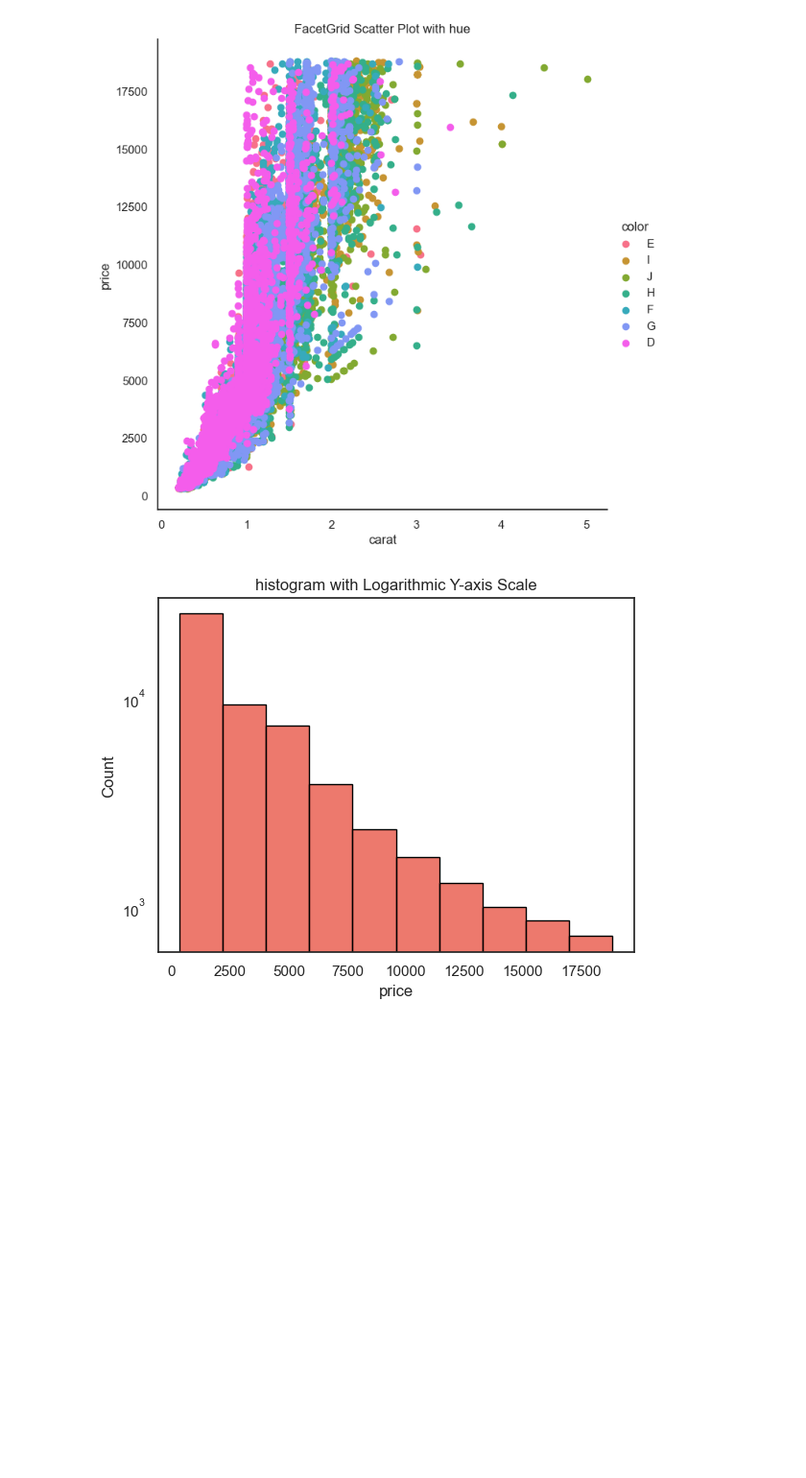
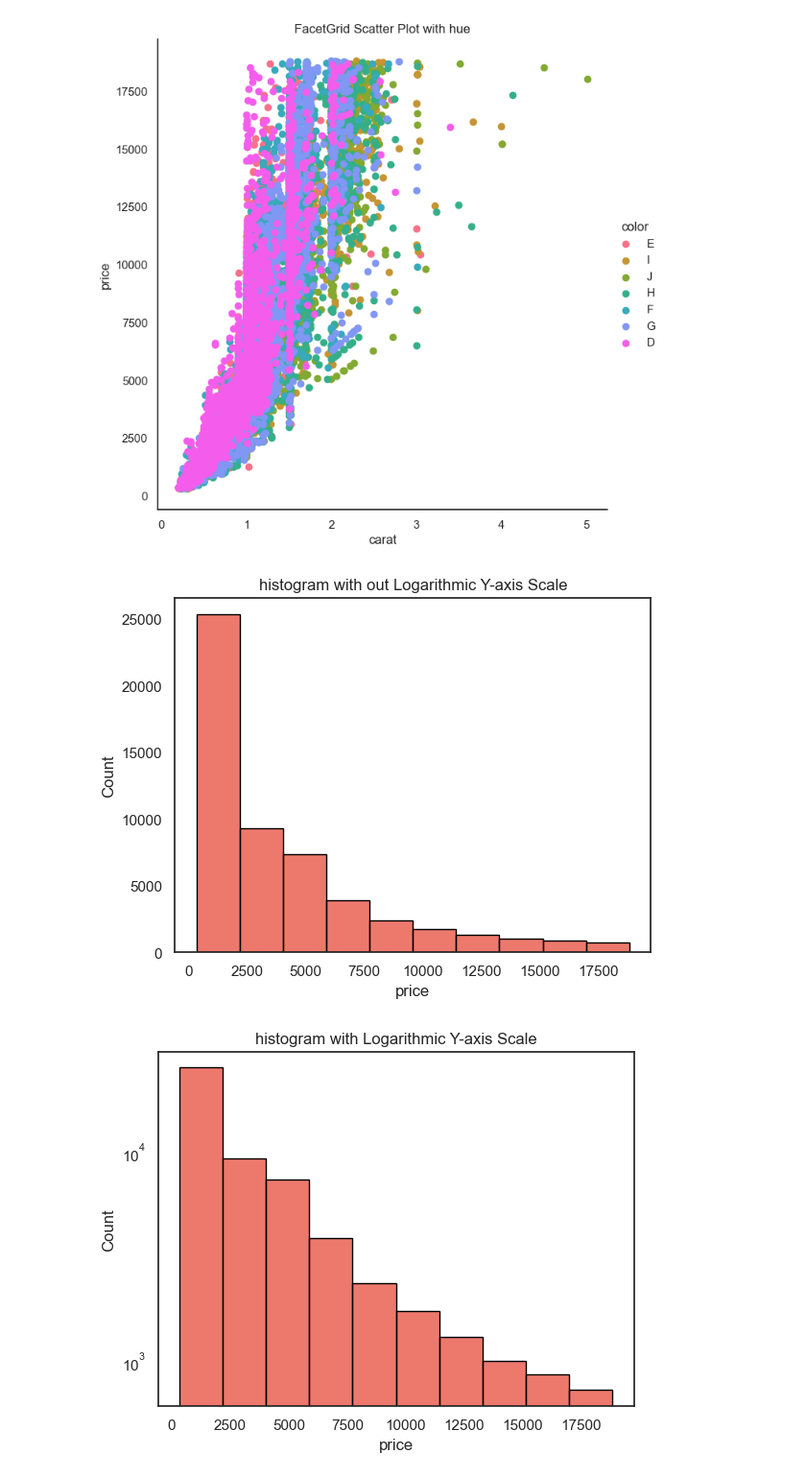
Before and after one commit to ChenniDJack/IntellipaatWorkSpace, a Jupyter notebook: LiveClass/Pandas_2025_04_12/Youtube/Matpotlib_Seaborn_Handson_21_04_2025.ipynb, the cells around one changed output. Shown at 96% size. Drawn from its saved outputs; the diff is of its cells as text; code cells hidden in the pictures; blank space fills up the shorter version.

```diff
--- a/LiveClass/Pandas_2025_04_12/Youtube/Matpotlib_Seaborn_Handson_21_04_2025.ipynb
+++ b/LiveClass/Pandas_2025_04_12/Youtube/Matpotlib_Seaborn_Handson_21_04_2025.ipynb
@@ -495,8 +495,10 @@ plt.show()
 # %%
 sns.histplot(data["price"], bins=10, edgecolor="black")
 # plt.yscale("log") #Use Logarithmic scale for y-axis
-plt.title("histogram with Logarithmic Y-axis Scale")
+plt.title("histogram with out Logarithmic Y-axis Scale")
 plt.show()
+# %% [output]
+[figure, added]
 # %%
 sns.histplot(data["price"], bins=10, edgecolor="black")
 plt.yscale("log") #Use Logarithmic scale for y-axis
```
Also changed, not shown: parts of 4 cells of this notebook, 7 other files.
